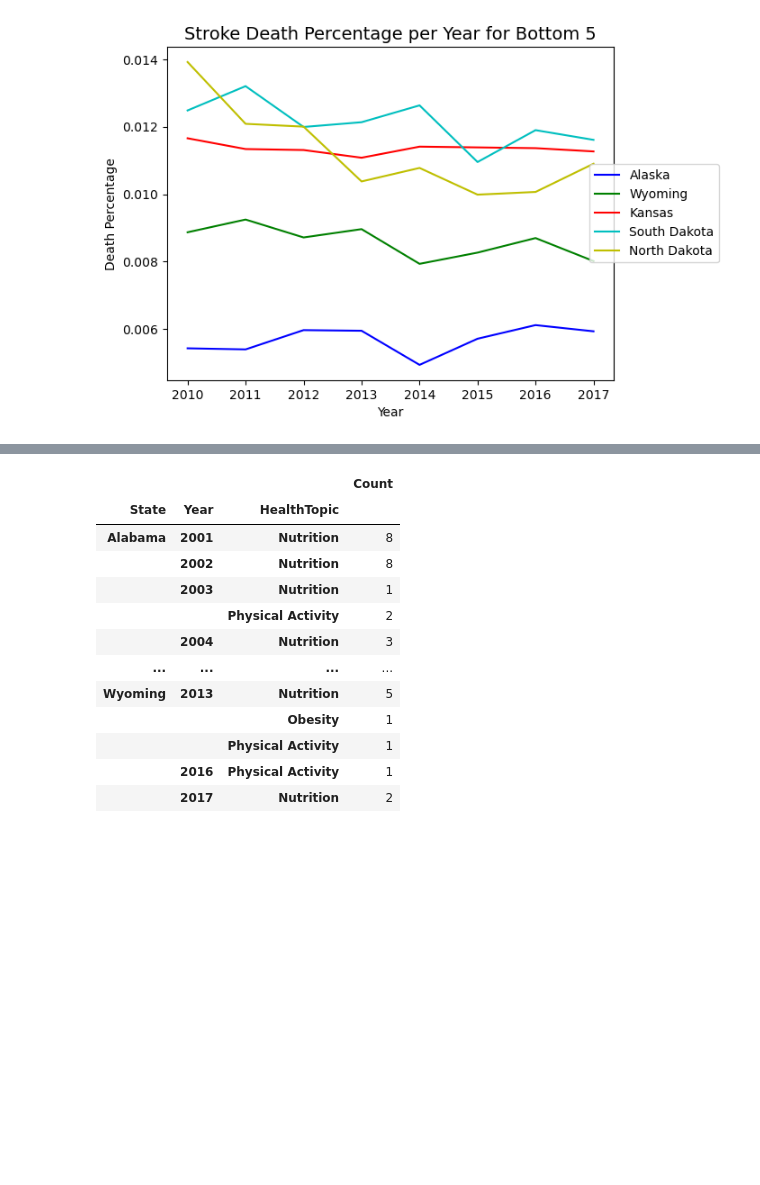
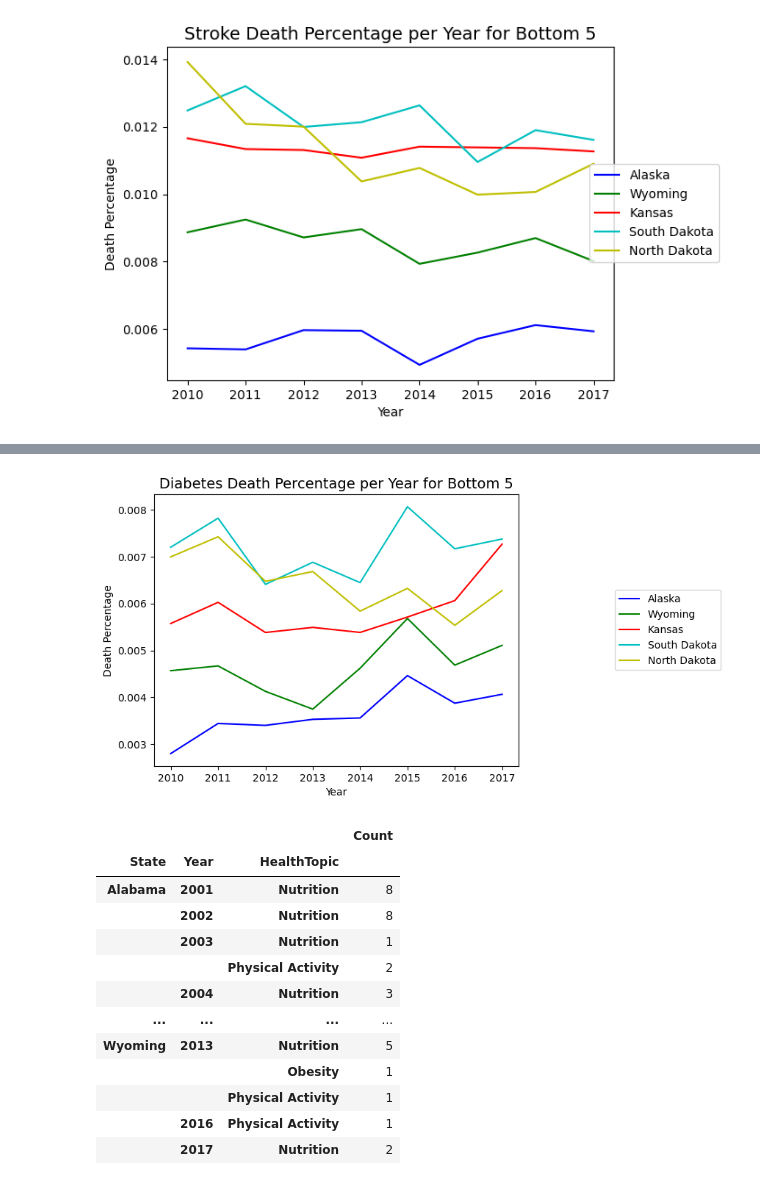
Before and after one commit to wreinhold/bootcamp-group1-project, a Jupyter notebook: deaths_legislation.ipynb, the cells around one changed output, grey strips where cells are left out. Cells and saved outputs as stored; diff of their text form; code cells hidden in the pictures; blank space fills up the shorter version.

```diff
--- a/deaths_legislation.ipynb
+++ b/deaths_legislation.ipynb
@@ -150,3 +191,24 @@ plt.show()
+# %%
+# #Bottom 5 states for legislation passed
+alaska = diabetic_df.loc[diabetic_df["NAME"]=="Alaska"]
+wyoming = diabetic_df.loc[diabetic_df["NAME"]=="Wyoming"]
+kansas = diabetic_df.loc[diabetic_df["NAME"]=="Kansas"]
+s_dakota =diabetic_df.loc[diabetic_df["NAME"]=="South Dakota"]
+n_dakota = diabetic_df.loc[diabetic_df["NAME"]=="North Dakota"]
+# %%
+#Make line graph for bottom 5 states for stroke
+plt.plot(alaska["Year"], alaska["Death Percentage"], color = "b", label = "Alaska")
+plt.plot(wyoming["Year"], wyoming["Death Percentage"], color = "g", label = "Wyoming")
+plt.plot(kansas["Year"], kansas["Death Percentage"], color = "r", label = "Kansas")
+plt.plot(s_dakota["Year"], s_dakota["Death Percentage"], color = "c", label = "South Dakota")
+plt.plot(n_dakota["Year"], n_dakota["Death Percentage"], color = "y", label = "North Dakota")
+plt.title("Diabetes Death Percentage per Year for Bottom 5", fontsize = 14)
+plt.xlabel("Year")
+plt.ylabel("Death Percentage")
+plt.legend(loc='center left', bbox_to_anchor=(1.25, 0.5))
+plt.show()
+# %% [output]
+[figure, added]
 # %%
 # Grouping the laws data frame to get counts
 grouped_laws = laws_df.sort_values(by = ['State','HealthTopic'])
```
Also changed, not shown: parts of 2 cells of this notebook.
